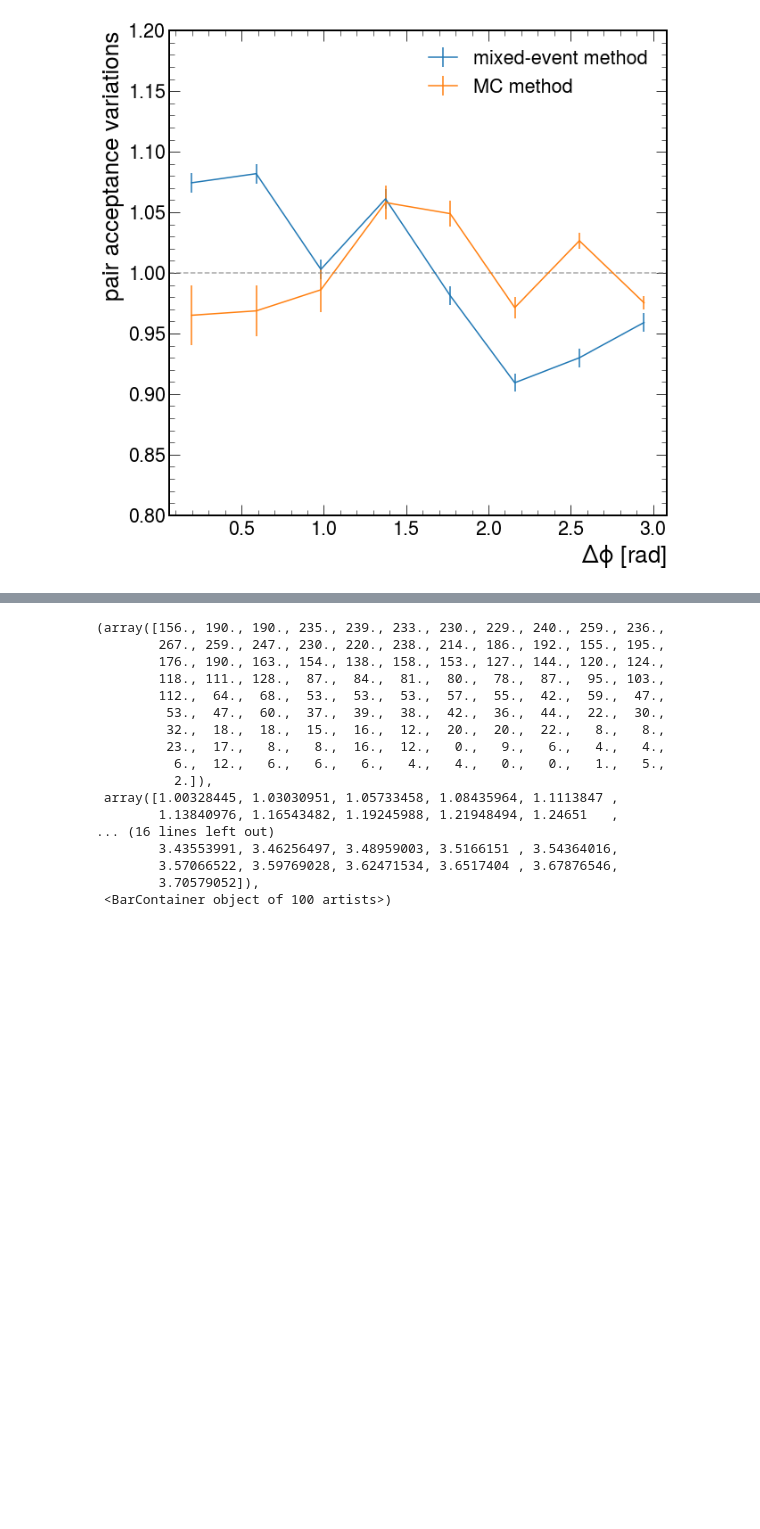
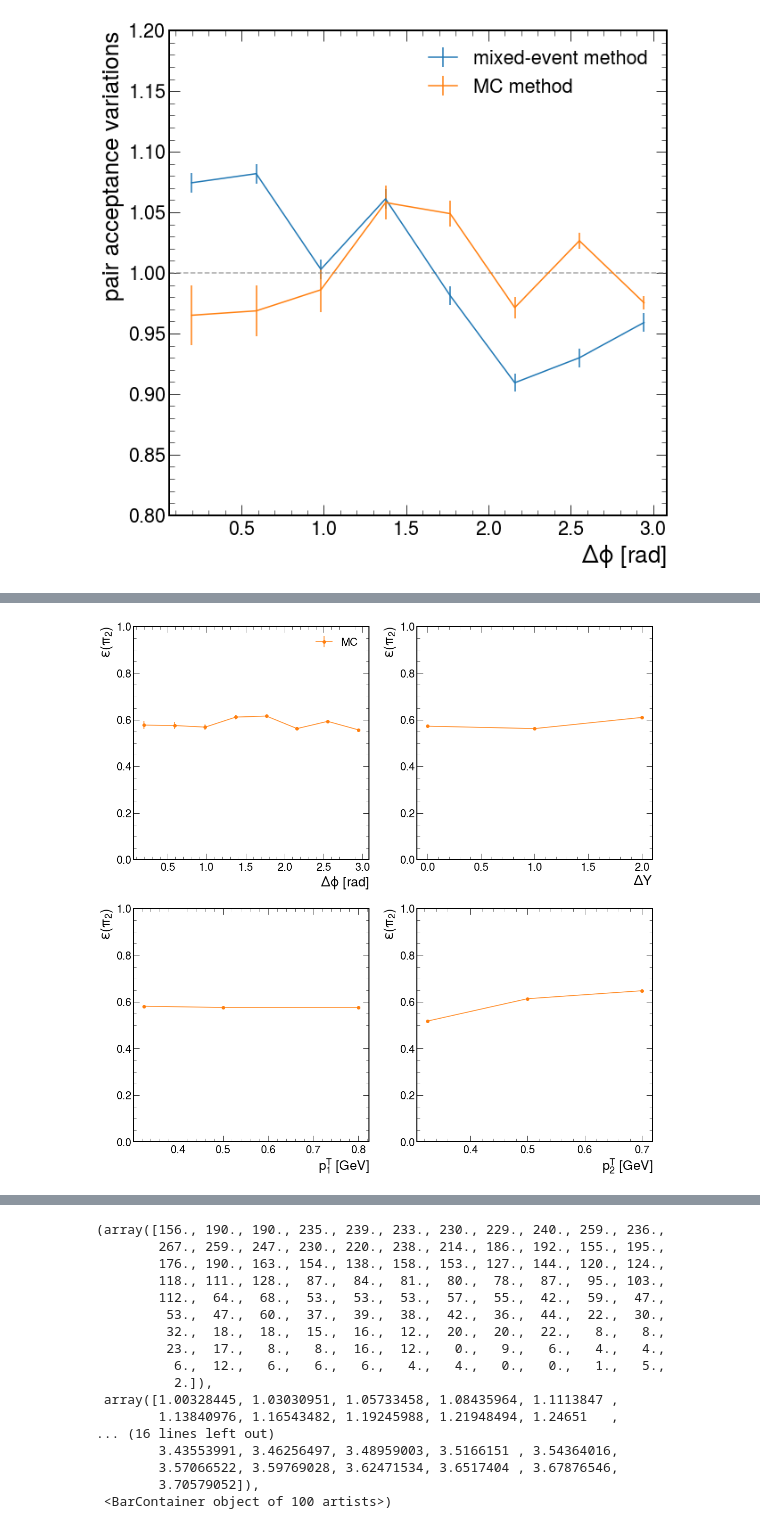
Before and after one commit to smoranvas/di-hadron, a Jupyter notebook: MixEventVsMCTests.ipynb, the cells around one changed output, grey strips where cells are left out. Drawn from its saved outputs; the diff is of its cells as text; code cells hidden in the pictures; blank space fills up the shorter version.

```diff
--- a/MixEventVsMCTests.ipynb
+++ b/MixEventVsMCTests.ipynb
@@ -352,0 +447,78 @@ rms= 0.035877867560928894 chi2= 88.55078921051583
+# %%
+pid=211;  pMin=0.35; pT1min=0.25; pT2min=0.25;bins=8
+q = f"h1_pid=={pid}  and h2_z>0.05 and h2_z<0.45 and h1_cm_pt > {pT1min}"
+q += f" and h2_cm_pt > {pT2min} and h1_z>0.5 and h2_pid=={-pid} and h2_p>{pMin}"
+q +=     " and h1_z>0.5"
+q +=" and ((h2_th>25 and h2_p>0.7) or (h2_p>0.5 and h2_th>30) or (h2_th>40)) and h1_th>10 "
+
+#sliceconds=f"-0.5<drap_truth<0.5 0.5<drap_truth<1.5 1.5<drap_truth<2.5".split()
+#sliceconds+=f"0.25<h1_truth_cm_pt<0.4 0.4<h1_truth_cm_pt<0.6 0.6<h1_truth_cm_pt<1.0".split()
+#sliceconds+=f"0.25<h2_truth_cm_pt<0.4 0.4<h2_truth_cm_pt<0.6 0.6<h2_truth_cm_pt<0.8".split()
+fig,axs=plt.subplots(2,2, figsize=(16,16))
+
+xvars="abs(dphi_truth) drap_truth h1_truth_cm_pt h2_truth_cm_pt".split()
+bins=(np.linspace(0, np.pi, 9), (-0.5, 0.5, 1.5, 2.5), \
+        (0.25,0.4, 0.6, 1.0),(0.25, 0.4, 0.6, 0.8))
+xlabels="$\Delta\phi$ [rad];$\Delta Y$;$p^T_1$ [GeV];$p^T_2$ [GeV]".split(";")
+for j in range(4):
+    plt.sca(axs[j//2][j%2])
+
+    weighted=True
+    df = dfs_mc['D']
+    if max(df['h1_th'])<np.pi:
+        df['h1_th'] = df['h1_th']*180/np.pi
+    df['h2_truth_p']=df.eval("sqrt((nu_truth*h2_truth_z)**2-.1396**2)")
+    df['h1_truth_p']=df.eval("sqrt((nu_truth*h1_truth_z)**2-.1396**2)")
+    df['inelasticity']=df.eval("nu/5.0")
+    cuts = f"h1_cm_pt>{pT1min}"
+    cuts += f" and h2_truth_cm_pt>{pT2min} and h2_truth_p>0.35"
+    cuts += " and h1_z>0.5 and h2_truth_z>0.05 and h2_truth_z<0.45 and h1_pid==211"
+    cuts += " and h1_truth_pid==211 and h2_truth_cm_pt< 99 and h1_th>10"
+    cuts += " and h2_truth_pid==-211 and h1_FidCutPiPlus==1"
+    #cuts += " and ((h2_truth_th>25 and h2_truth_p>0.7) or (h2_truth_p>0.5 & h2_truth_th>30) or (h2_truth_th>40))"
+    cuts += " and ((h2_truth_th>25 and h2_truth_p>0.7) or (h2_truth_p>0.5 & h2_truth_th>30) or (h2_truth_th>40))"
+
+    cuts += " and Q2>1.0 and Q2<4.0 and nu/5.014<0.85 and nu>2.2 and nu<4.2 and sqrt(.9383**2+nu*.9383*2-Q2)>2"
+    #cuts += " and "+slicecond
+    cuts += " and Q2>1.0 and h1_cm_pt>0.25"# and (Q2-Q2_truth)/Q2_truth<.1 and abs(h1_th-h1_truth_th)<5"
+    if "h1_p" not in df.columns:
+        df['h1_p'] =df.eval("sqrt((nu*h1_z)**2-.1396**2)")
+    if "h2_p" not in df.columns:
+        df['h2_p'] =df.eval("sqrt((nu*h2_z)**2-.1396**2)")
+
+    #df.rename(columns={'h1_FidCut':'h1_FidCutPiPlus'}, inplace=True)
+    #df.rename(columns={'h2_FidCut':'h2_FidCutPiPlus'}, inplace=True)
+
+    #apply trigger cuts.
+    df= df.query(cuts)#R2h_module.applyCuts(df.query(cuts), nomCuts=True)
+    df =  R2h_module.applyCuts(df, nomCuts=True)
+
+
+    denom,x = np.histogram(df.eval(xvars[j]), bins=bins[j], weights=df.weight_truth if weighted else None)
+
+    q_pass = "h2_pid==-211 and h2_z>0.05 and abs(h2_deltaZ)<3 and h2_FidCutPiPlus==1 and h2_cm_pt<99"
+    q_pass += "  and h1_z>0.5 and h2_z<0.45"
+    q_pass += " and Q2>1 and TargType!=0 "
+
+    dfpass = df.query(q_pass)
+    dfpass =  R2h_module.applyCutsPair(dfpass, nomCuts=True)
+    num,x = np.histogram(dfpass.eval(xvars[j]), bins=bins[j], weights=dfpass.weight_truth if weighted else None)
+    eff=num/denom
+    deff=np.sqrt((num)*(denom-num + (denom-num == 0))/(denom**3))
+    x=(x[:-1]+x[1:])/2
+    y=eff#/np.mean(eff)
+    dy = deff#/np.mean(eff)
+    #print(y, dy)
+    rms = np.sqrt(sum((y/np.mean(eff)-1)**2)/len(y))
+    print("rms=",rms, "chi2=", sum((y-1)**2/(dy**2)))
+    plt.errorbar(x,y, dy, label="MC", color='tab:orange', marker='o')
+                        # label='MC '+ ("weighted" if weighted else "unweighted"))
+    if j == 0:
+        plt.legend()
+    plt.xlabel(xlabels[j])
+    plt.ylabel("$\epsilon(\pi_2)$")
+    plt.axhline(1, linestyle='--', color='0.5', alpha=0.7)
+    plt.ylim(0, 1.0)
+plt.tight_layout()
+plt.savefig("/home/sebouh/Documents/Overleaf_git/Dihadron2D_AN/figures/systematics/efficiency_syst_4vars.png")
+# %% [output]
@@ -352,0 +533 @@ rms= 0.035877867560928894 chi2= 88.55078921051583
+[figure, added]
```
Also changed, not shown: parts of 17 cells of this notebook, 10 other files.
